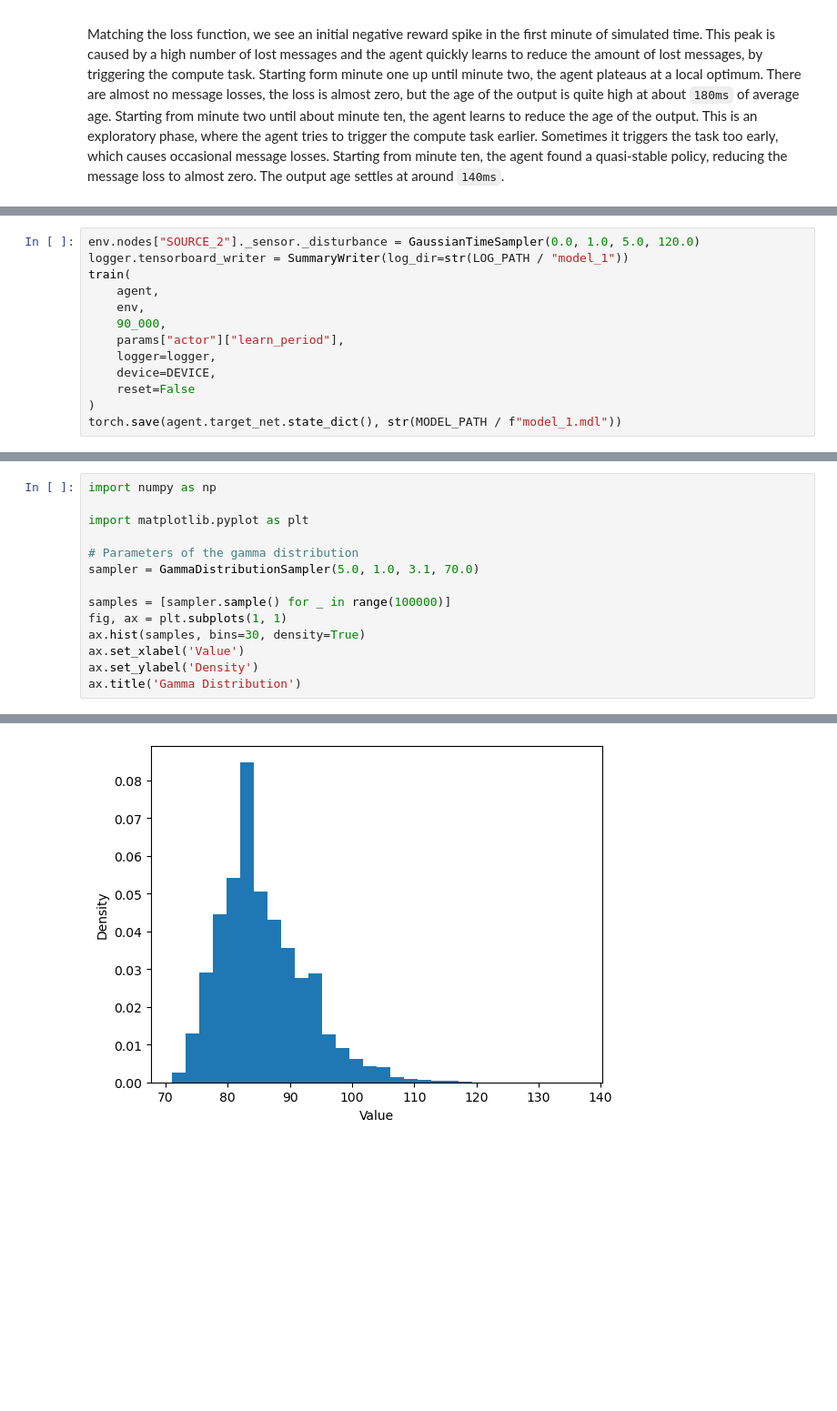
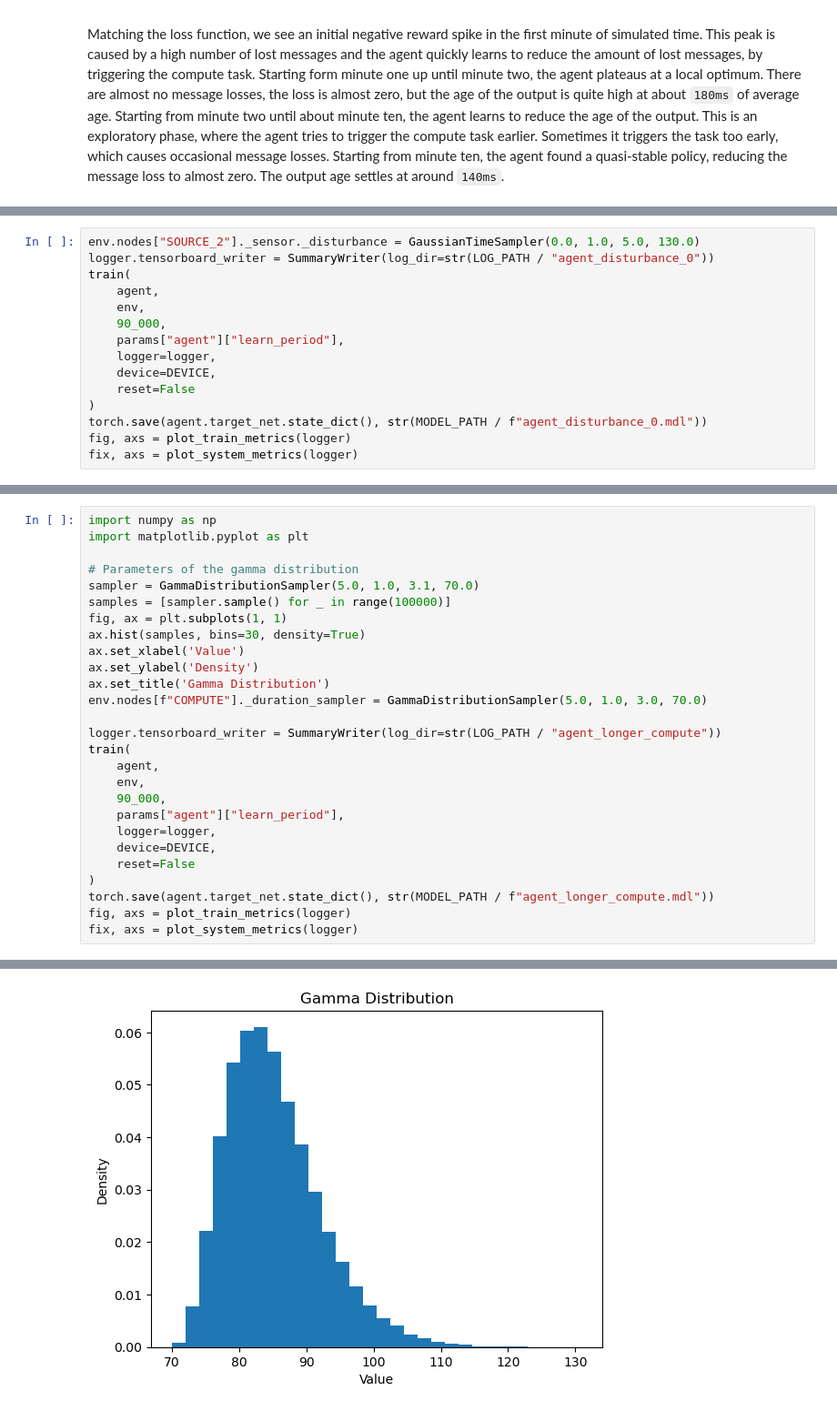
Before and after one commit to dave-mau/scheduling, a Jupyter notebook: code/notebooks/01_simple_tree/01_simple_tree.ipynb, the cells around one changed output, grey strips where cells are left out. Shown at 91% size. Cells and saved outputs as stored; diff of their text form; blank space fills up the shorter version.

```diff
--- a/code/notebooks/01_simple_tree/01_simple_tree.ipynb
+++ b/code/notebooks/01_simple_tree/01_simple_tree.ipynb
@@ -265,13 +279,15 @@ fix, axs = plot_system_metrics(logger)
 # %%
-env.nodes["SOURCE_2"]._sensor._disturbance = GaussianTimeSampler(0.0, 1.0, 5.0, 120.0)
-logger.tensorboard_writer = SummaryWriter(log_dir=str(LOG_PATH / "model_1"))
+env.nodes["SOURCE_2"]._sensor._disturbance = GaussianTimeSampler(0.0, 1.0, 5.0, 130.0)
+logger.tensorboard_writer = SummaryWriter(log_dir=str(LOG_PATH / "agent_disturbance_0"))
 train(
     agent,
     env,
     90_000,
-    params["actor"]["learn_period"],
+    params["agent"]["learn_period"],
     logger=logger,
     device=DEVICE,
     reset=False
 )
-torch.save(agent.target_net.state_dict(), str(MODEL_PATH / f"model_1.mdl"))
+torch.save(agent.target_net.state_dict(), str(MODEL_PATH / f"agent_disturbance_0.mdl"))
+fig, axs = plot_train_metrics(logger)
+fix, axs = plot_system_metrics(logger)
@@ -294,15 +333,28 @@ torch.save(agent.target_net.state_dict(), str(MODEL_PATH / f"model_2.mdl"))
 # %%
 import numpy as np
-
 import matplotlib.pyplot as plt
 
 # Parameters of the gamma distribution
 sampler = GammaDistributionSampler(5.0, 1.0, 3.1, 70.0)
-
 samples = [sampler.sample() for _ in range(100000)]
 fig, ax = plt.subplots(1, 1)
 ax.hist(samples, bins=30, density=True)
 ax.set_xlabel('Value')
 ax.set_ylabel('Density')
-ax.title('Gamma Distribution')
+ax.set_title('Gamma Distribution')
+env.nodes[f"COMPUTE"]._duration_sampler = GammaDistributionSampler(5.0, 1.0, 3.0, 70.0)
+
+logger.tensorboard_writer = SummaryWriter(log_dir=str(LOG_PATH / "agent_longer_compute"))
+train(
+    agent,
+    env,
+    90_000,
+    params["agent"]["learn_period"],
+    logger=logger,
+    device=DEVICE,
+    reset=False
+)
+torch.save(agent.target_net.state_dict(), str(MODEL_PATH / f"agent_longer_compute.mdl"))
+fig, axs = plot_train_metrics(logger)
+fix, axs = plot_system_metrics(logger)
 # %% [output]
@@ -310 +361 @@ TypeError: 'Text' object is not callable
-[figure, old version]
+[figure, new version]
```
Also changed, not shown: parts of 13 cells of this notebook, 7 other files.
